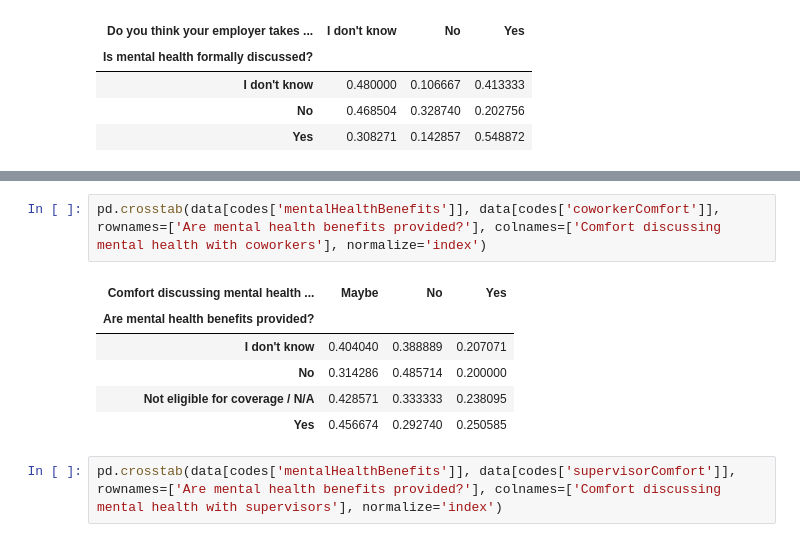
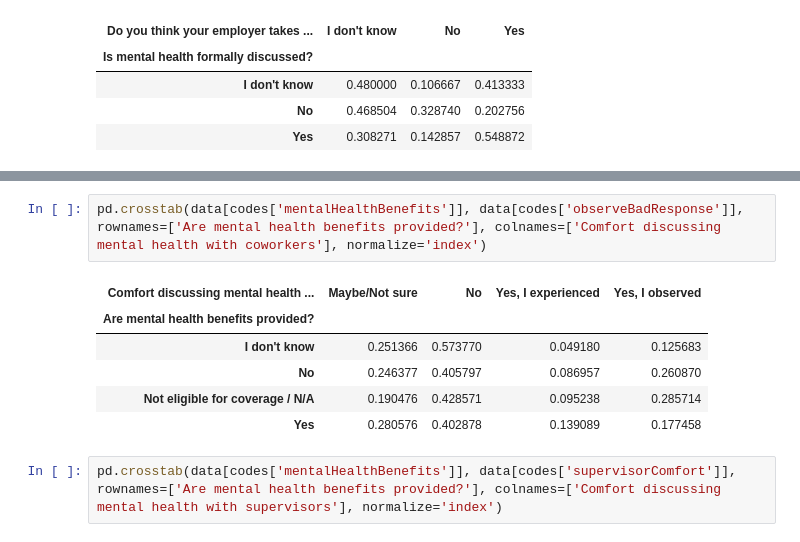
Before and after one commit to adityachatterjee42/osmi, a Jupyter notebook: osmi.ipynb, the cells around one changed output, grey strips where cells are left out. Saved outputs shown, nothing was run; the diff lists cells and outputs as text.

```diff
--- a/osmi.ipynb
+++ b/osmi.ipynb
@@ -121,14 +125,14 @@ pd.crosstab(data[codes['formalDiscussion']], data[codes['careerHurt']], rownames
 | No | 0.389764 | 0.100394 | 0.017717 | 0.417323 | 0.074803 |
 | Yes | 0.466165 | 0.127820 | 0.052632 | 0.315789 | 0.037594 |
 # %%
-pd.crosstab(data[codes['mentalHealthBenefits']], data[codes['coworkerComfort']], rownames=['Are mental health benefits provided?'], colnames=['Comfort discussing mental health with coworkers'], normalize='index')
+pd.crosstab(data[codes['mentalHealthBenefits']], data[codes['observeBadResponse']], rownames=['Are mental health benefits provided?'], colnames=['Comfort discussing mental health with coworkers'], normalize='index')
 # %% [output]
-| Comfort discussing mental health ... | Maybe | No | Yes |
-| Are mental health benefits provided? |  |  |  |
-| I don't know | 0.404040 | 0.388889 | 0.207071 |
-| No | 0.314286 | 0.485714 | 0.200000 |
-| Not eligible for coverage / N/A | 0.428571 | 0.333333 | 0.238095 |
-| Yes | 0.456674 | 0.292740 | 0.250585 |
+| Comfort discussing mental health ... | Maybe/Not sure | No | Yes, I experienced | Yes, I observed |
+| Are mental health benefits provided? |  |  |  |  |
+| I don't know | 0.251366 | 0.573770 | 0.049180 | 0.125683 |
+| No | 0.246377 | 0.405797 | 0.086957 | 0.260870 |
+| Not eligible for coverage / N/A | 0.190476 | 0.428571 | 0.095238 | 0.285714 |
+| Yes | 0.280576 | 0.402878 | 0.139089 | 0.177458 |
 # %%
 pd.crosstab(data[codes['mentalHealthBenefits']], data[codes['supervisorComfort']], rownames=['Are mental health benefits provided?'], colnames=['Comfort discussing mental health with supervisors'], normalize='index')
 # %% [output]
```
Also changed, not shown: parts of 1 cell of this notebook, 16 other files.
